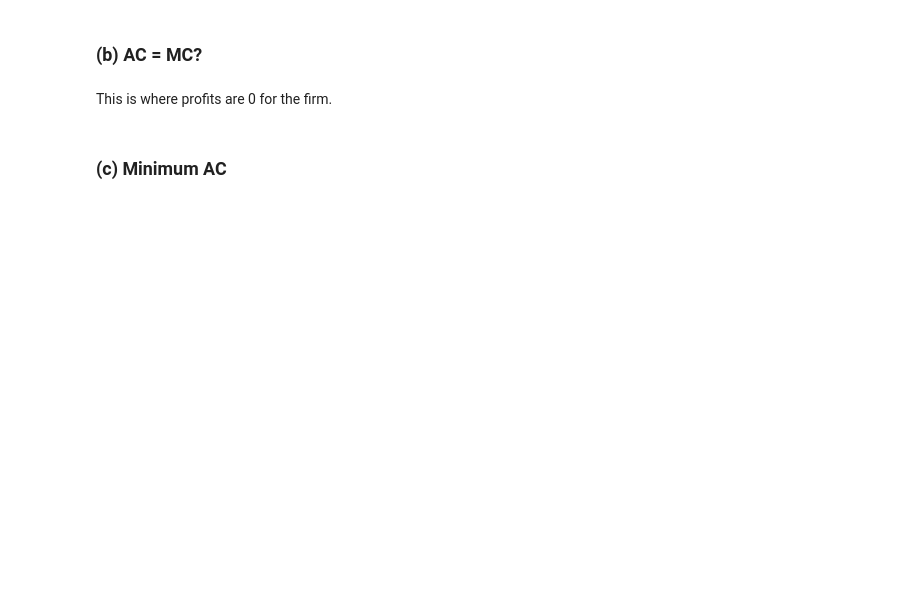
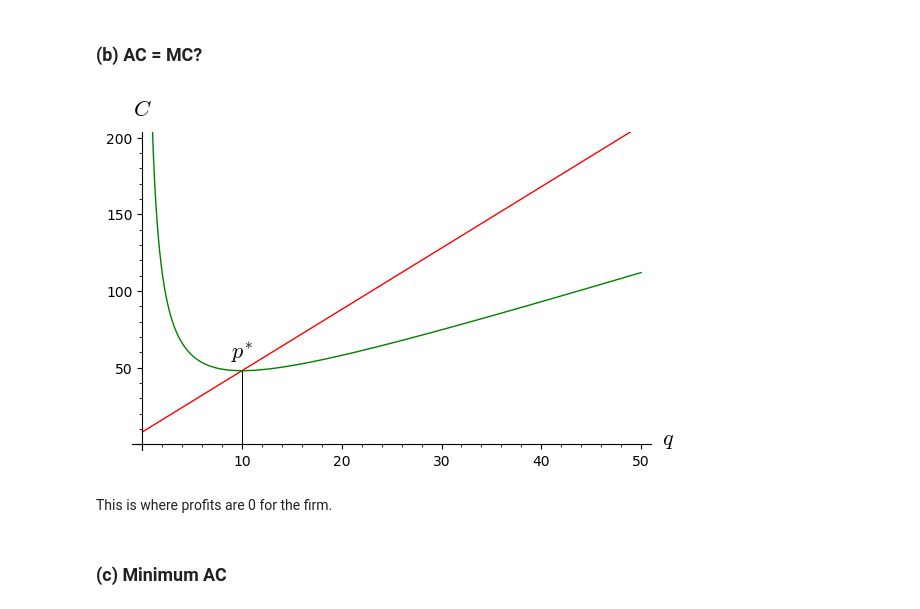
Before and after one commit to ah4mmer/intro-micro, a Jupyter notebook: problemset_8.ipynb, the cells around one changed output. Saved outputs shown, nothing was run; the diff lists cells and outputs as text; code cells hidden in the pictures; blank space fills up the shorter version.

```diff
--- a/problemset_8.ipynb
+++ b/problemset_8.ipynb
@@ -52,11 +61,14 @@ p_C + p_MC
 # %%
 # where are AC = MC?
 solve(AC(q)==MC(q), q)[1].rhs()
 p_MC = plot(MC(q), (q, 0, 50), ymin=0, ymax=200, color='red', axes_labels=['$q$', '$C$'])
 p_AC = plot(AC(q), (q, 0, 50), ymin=0, ymax=200, color='green', axes_labels=['$q$', '$C$'])
 p_add = line([(10,0), (10,AC(10))], color='black', thickness=0.75)
 p_add += text("$p^{*}$", (10, AC(10)+12), fontsize=16, color='black')
-p_MC + p_AC + p_add
+p_all1 = p_MC + p_AC + p_add
+p_all1
+# %% [output]
+[figure, added]
 # %% [markdown]
 This is where profits are 0 for the firm.
 # %% [markdown]
```
Also changed, not shown: parts of 14 cells of this notebook.
